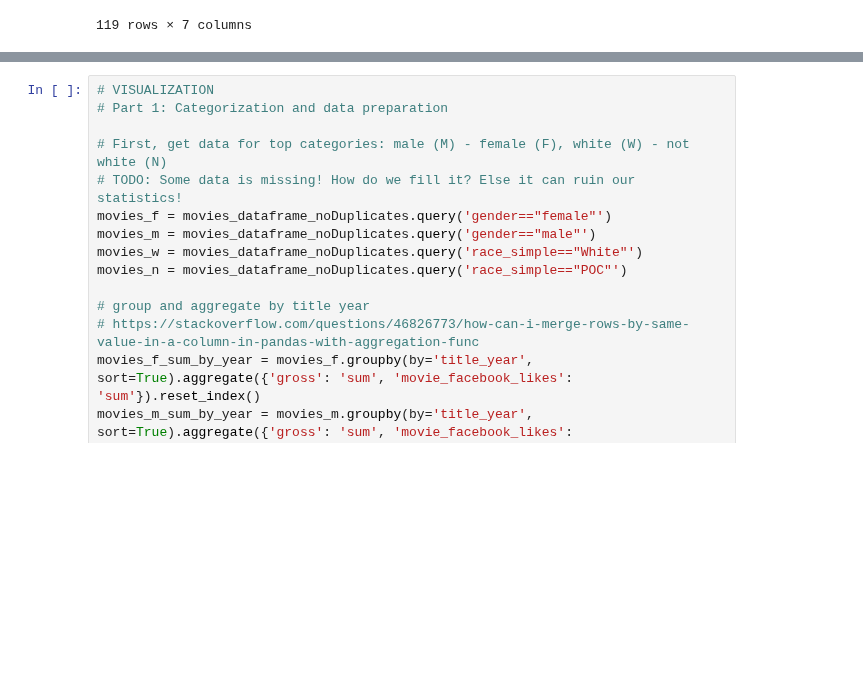
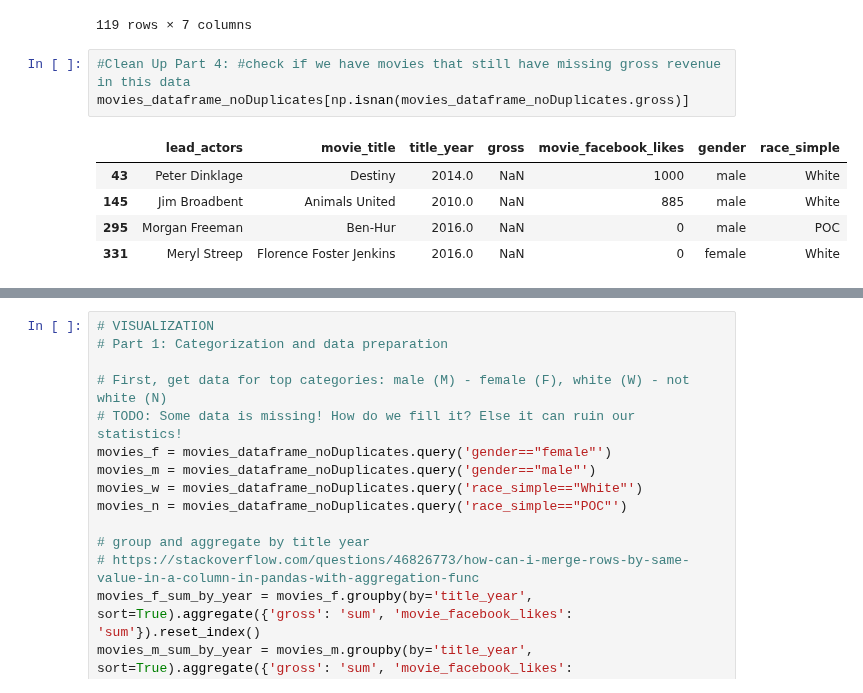
Before and after one commit to Data-Science-HTW/diversity-in-movies, a Jupyter notebook: Diversity in Movies.ipynb, the cells around one changed output, grey strips where cells are left out. Cells and saved outputs as stored; diff of their text form; blank space fills up the shorter version.

```diff
--- a/Diversity in Movies.ipynb
+++ b/Diversity in Movies.ipynb
@@ -110,3 +110,12 @@ movies_dataframe_noDuplicates
 | 440 | Donald Glover | The To Do List | 2013.0 | 3447339.0 | 0 | male | POC |
 | 442 | Gaby Hoffmann | Obvious Child | 2014.0 | 3122616.0 | 0 | female | White |
 119 rows × 7 columns
+# %%
+#Clean Up Part 4: #check if we have movies that still have missing gross revenue in this data
+movies_dataframe_noDuplicates[np.isnan(movies_dataframe_noDuplicates.gross)]
+# %% [output]
+|  | lead_actors | movie_title | title_year | gross | movie_facebook_likes | gender | race_simple |
+| 43 | Peter Dinklage | Destiny | 2014.0 | NaN | 1000 | male | White |
+| 145 | Jim Broadbent | Animals United | 2010.0 | NaN | 885 | male | White |
+| 295 | Morgan Freeman | Ben-Hur | 2016.0 | NaN | 0 | male | POC |
+| 331 | Meryl Streep | Florence Foster Jenkins | 2016.0 | NaN | 0 | female | White |
```
Also changed, not shown: parts of 11 cells of this notebook.
